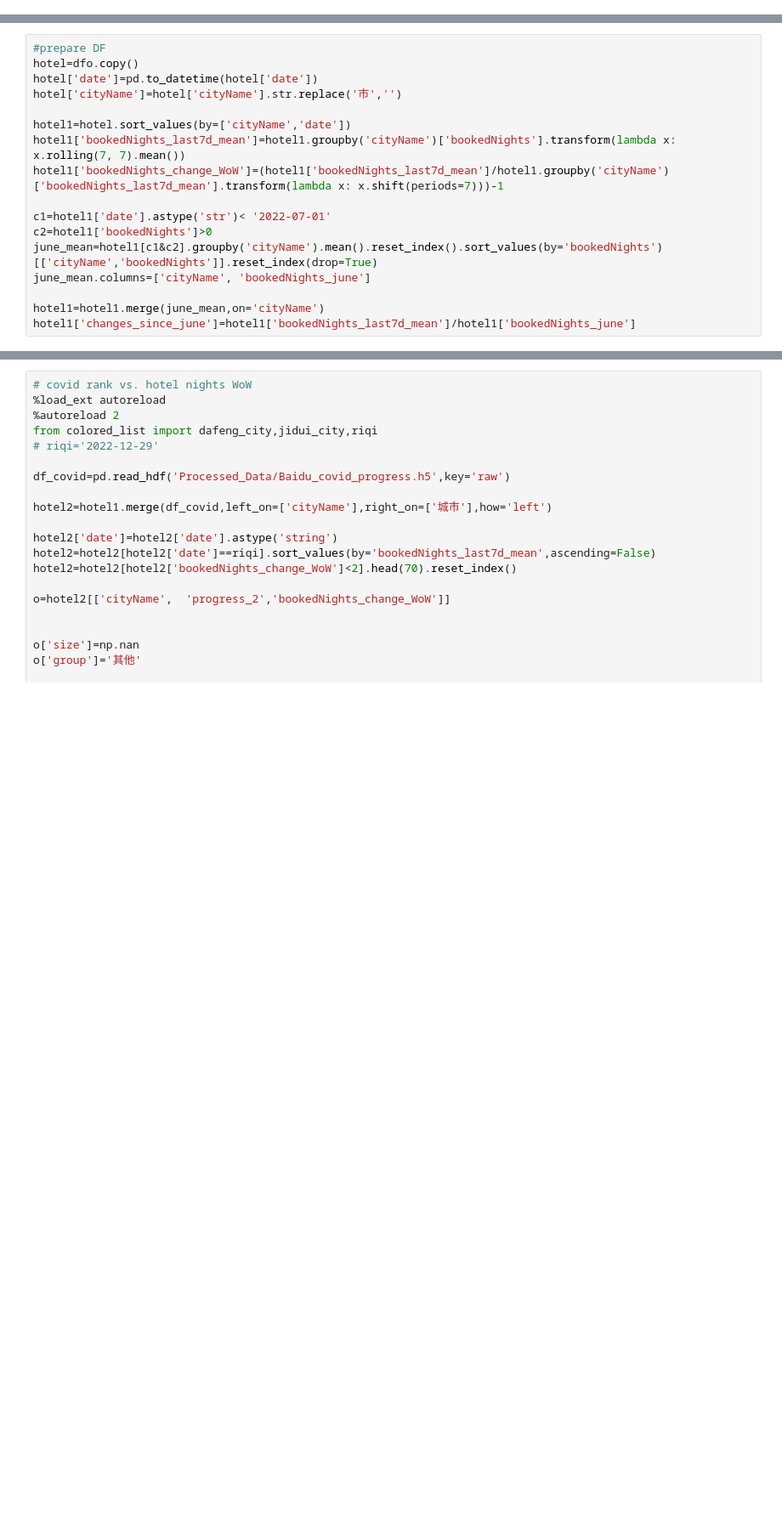
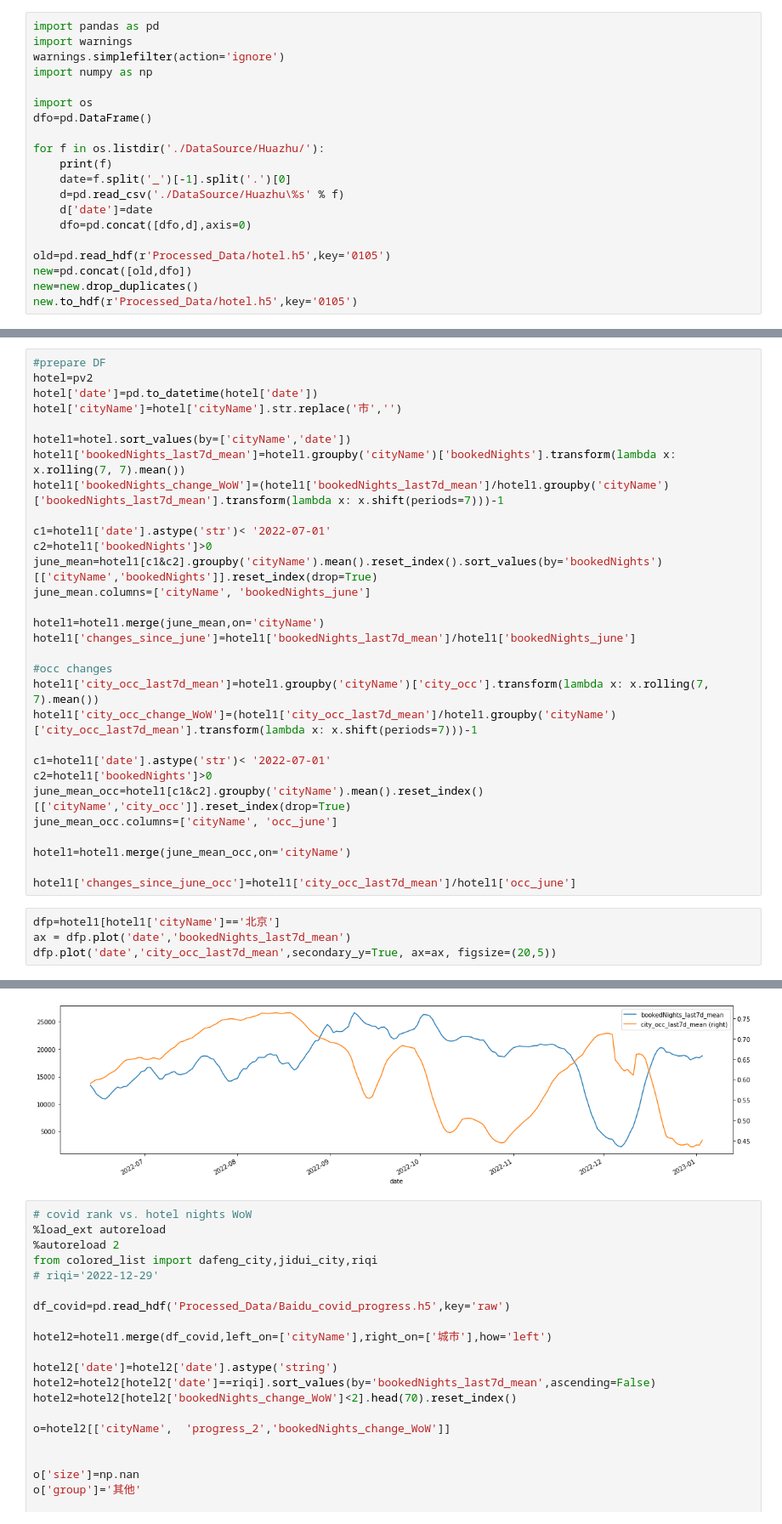
Before and after one commit to tsauliu/COVID_Data_in_Depth, a Jupyter notebook: 3.5.hotel.ipynb, the cells around one changed output, grey strips where cells are left out. Shown: that part at 85% size. Saved outputs shown, nothing was run; the diff lists cells and outputs as text; blank space fills up the shorter version.

Commit message:
done changed hotel algo
add pics

```diff
--- a/3.5.hotel.ipynb
+++ b/3.5.hotel.ipynb
@@ -1 +1,21 @@
+# %%
+import pandas as pd
+import warnings
+warnings.simplefilter(action='ignore')
+import numpy as np
+
+import os
+dfo=pd.DataFrame()
+
+for f in os.listdir('./DataSource/Huazhu/'):
+    print(f)
+    date=f.split('_')[-1].split('.')[0]
+    d=pd.read_csv('./DataSource/Huazhu\%s' % f)
+    d['date']=date
+    dfo=pd.concat([dfo,d],axis=0)
+
+old=pd.read_hdf(r'Processed_Data/hotel.h5',key='0105')
+new=pd.concat([old,dfo])
+new=new.drop_duplicates()
+new.to_hdf(r'Processed_Data/hotel.h5',key='0105')
 # %%
@@ -47,6 +56,6 @@ huazhu_stock_2023-01-03.csv
 # %%
 #prepare DF
-hotel=dfo.copy()
+hotel=pv2
 hotel['date']=pd.to_datetime(hotel['date'])
 hotel['cityName']=hotel['cityName'].str.replace('市','')
 
@@ -61,3 +70,21 @@ june_mean.columns=['cityName', 'bookedNights_june']
 
 hotel1=hotel1.merge(june_mean,on='cityName')
 hotel1['changes_since_june']=hotel1['bookedNights_last7d_mean']/hotel1['bookedNights_june']
+
+#occ changes
+hotel1['city_occ_last7d_mean']=hotel1.groupby('cityName')['city_occ'].transform(lambda x: x.rolling(7, 7).mean())
+hotel1['city_occ_change_WoW']=(hotel1['city_occ_last7d_mean']/hotel1.groupby('cityName')['city_occ_last7d_mean'].transform(lambda x: x.shift(periods=7)))-1
+
+c1=hotel1['date'].astype('str')< '2022-07-01'
+c2=hotel1['bookedNights']>0
+june_mean_occ=hotel1[c1&c2].groupby('cityName').mean().reset_index()[['cityName','city_occ']].reset_index(drop=True)
+june_mean_occ.columns=['cityName', 'occ_june']
+
+hotel1=hotel1.merge(june_mean_occ,on='cityName')
+
+hotel1['changes_since_june_occ']=hotel1['city_occ_last7d_mean']/hotel1['occ_june']
+# %%
+dfp=hotel1[hotel1['cityName']=='北京']
+ax = dfp.plot('date','bookedNights_last7d_mean')
+dfp.plot('date','city_occ_last7d_mean',secondary_y=True, ax=ax, figsize=(20,5))
+# %% [output]
@@ -64,3 +92,4 @@ hotel1['changes_since_june']=hotel1['bookedNights_last7d_mean']/hotel1['bookedNi
+[figure, added]
 # %%
 # covid rank vs. hotel nights WoW
 %load_ext autoreload
```
Also changed, not shown: parts of 3 cells of this notebook.
